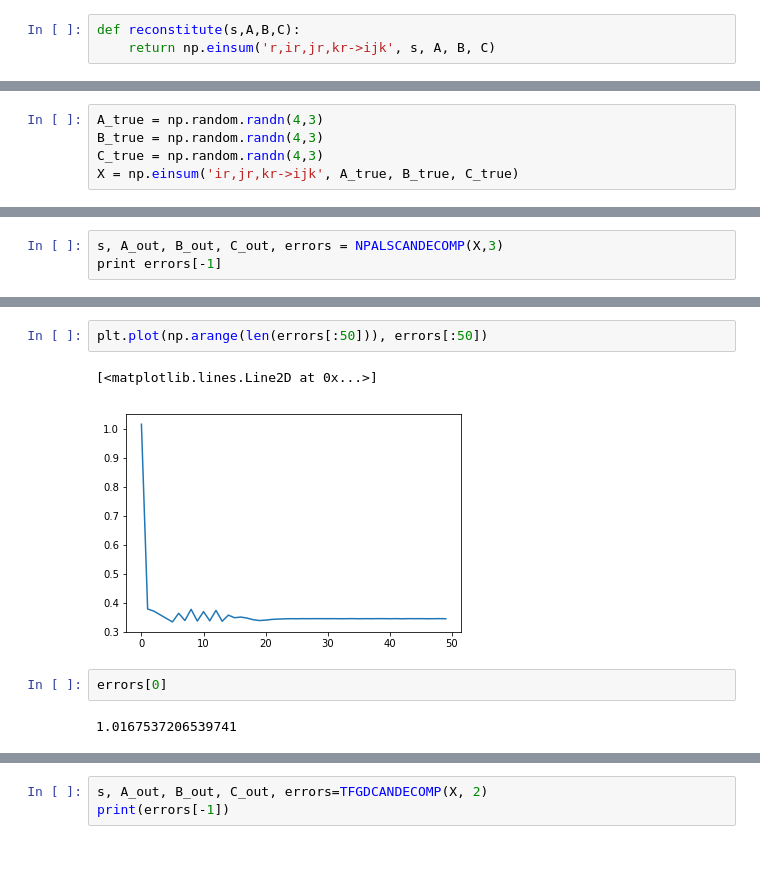
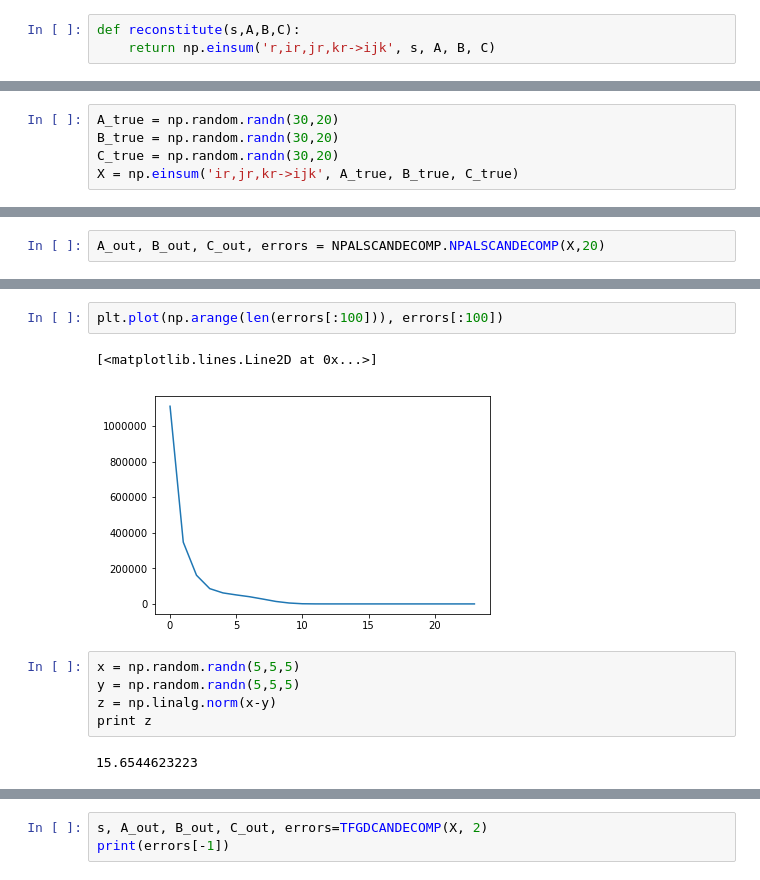
Before and after one commit to willow-ahrens/18.335FinalProject, a Jupyter notebook: NPALS_testing.ipynb, the cells around one changed output, grey strips where cells are left out. Saved outputs shown, nothing was run; the diff lists cells and outputs as text.

Commit message:
Fixed reconstruction error in NPALS

```diff
--- a/NPALS_testing.ipynb
+++ b/NPALS_testing.ipynb
@@ -16,7 +14,7 @@ def reconstitute(s,A,B,C):
 # %%
-A_true = np.random.randn(4,3)
-B_true = np.random.randn(4,3)
-C_true = np.random.randn(4,3)
+A_true = np.random.randn(30,20)
+B_true = np.random.randn(30,20)
+C_true = np.random.randn(30,20)
 X = np.einsum('ir,jr,kr->ijk', A_true, B_true, C_true)
 # %%
 X.shape
@@ -29,4 +32,3 @@ KR(A_true,B_true).shape
 # %%
-s, A_out, B_out, C_out, errors = NPALSCANDECOMP(X,3)
-print errors[-1]
+A_out, B_out, C_out, errors = NPALSCANDECOMP.NPALSCANDECOMP(X,20)
 # %% [output]
@@ -130,9 +238,12 @@ array([[ 0.34783917,  0.34787446,  0.30329723],
 # %%
-plt.plot(np.arange(len(errors[:50])), errors[:50])
+plt.plot(np.arange(len(errors[:100])), errors[:100])
 # %% [output]
 [<matplotlib.lines.Line2D at 0x...>]
-[figure, old version]
+[figure, new version]
-# %%
-errors[0]
-# %% [output]
-1.0167537206539741
+# %%
+x = np.random.randn(5,5,5)
+y = np.random.randn(5,5,5)
+z = np.linalg.norm(x-y)
+print z
+# %% [output]
+15.6544623223
```
Also changed, not shown: parts of 24 cells of this notebook, 1 other file.
